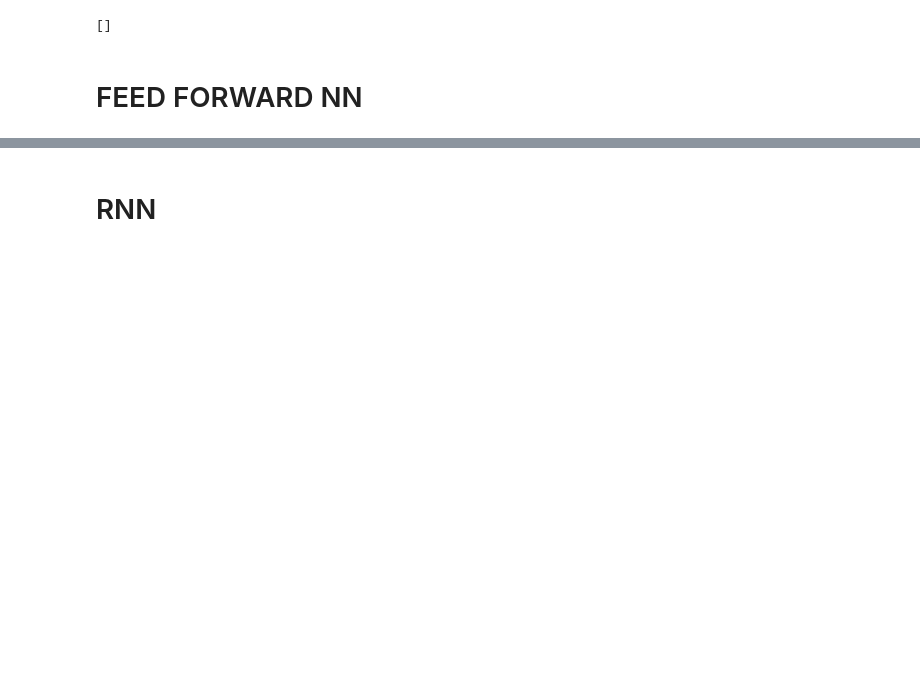
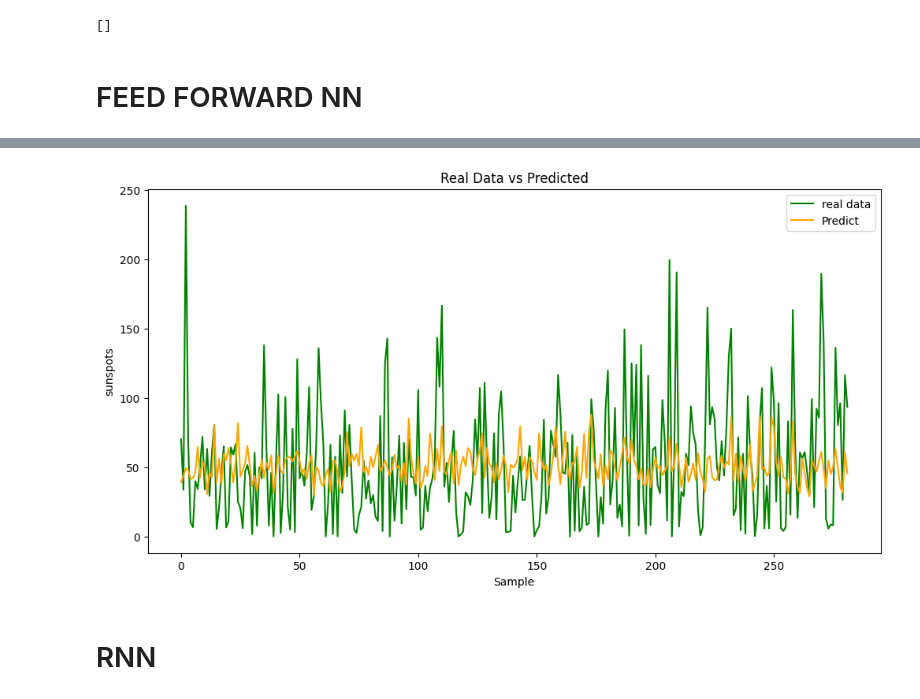
Before and after one commit to esc20936/lab3_deeplearning, a Jupyter notebook: main.ipynb, the cells around one changed output, grey strips where cells are left out. Cells and saved outputs as stored; diff of their text form; code cells hidden in the pictures; blank space fills up the shorter version.

```diff
--- a/main.ipynb
+++ b/main.ipynb
@@ -58,7 +58,7 @@ data['Month'] = data['Month'].apply(lambda x: int(x.split('-')[1]))
 
 X = data[['Year', 'Month']]
 y = data['Sunspots']
-X_train, X_test, y_train, y_test = train_test_split(X, y, test_size=0.2, random_state=42)
+X_train, X_test, y_train, y_test = train_test_split(X, y, test_size=0.1, random_state=55)
 
 scaler = StandardScaler()
 X_train_scaled = scaler.fit_transform(X_train)
@@ -76,8 +76,21 @@ model = tf.keras.Sequential([
 ])
 
 model.compile(optimizer='adam', loss='mean_squared_error')
-model.fit(X_train_scaled, y_train, epochs=100, batch_size=32, validation_data=(X_test_scaled, y_test))
+model.fit(X_train_scaled, y_train, epochs=50, batch_size=32, validation_data=(X_test_scaled, y_test))
 loss = model.evaluate(X_test_scaled, y_test)
-print("Pérdida en el conjunto de prueba:", loss)
-predictions1 = model.predict(X_test_scaled)
+print("loss in predict:", loss)
+predict = model.predict(X_test_scaled)
+
+
+plt.figure(figsize=(12, 6))
+
+plt.plot(y_test.reset_index(drop=True), label="real data", color="green")
+
+plt.plot(predict.flatten(), label="Predict", color="orange")
+
+plt.title("Real Data vs Predicted")
+plt.xlabel("Sample")
+plt.ylabel("sunspots")
+plt.legend()
+plt.show()
 # %% [output]
@@ -101,3 +114,4 @@ Pérdida en el conjunto de prueba: 1779.3067626953125
+[figure, added]
 # %% [markdown]
 # RNN
 # %%
```
Also changed, not shown: parts of 7 cells of this notebook, 1 other file.
